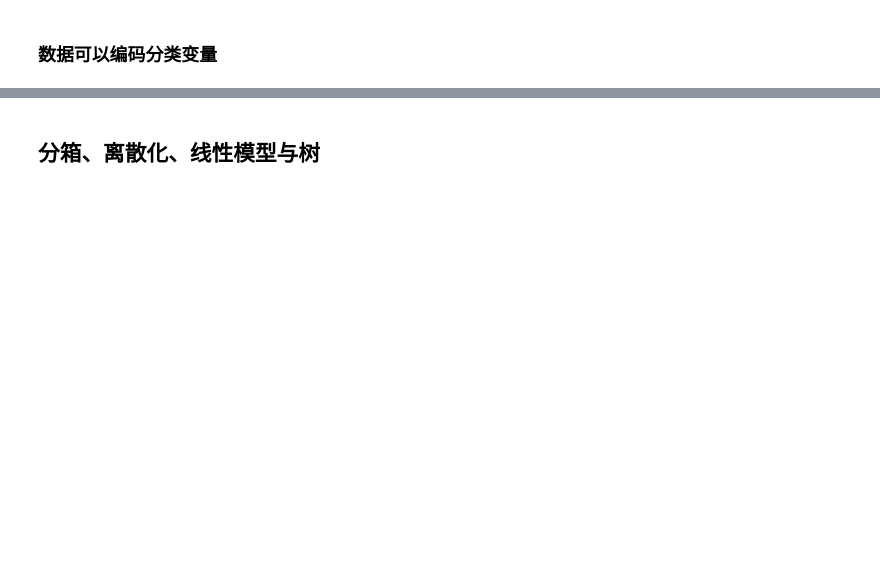
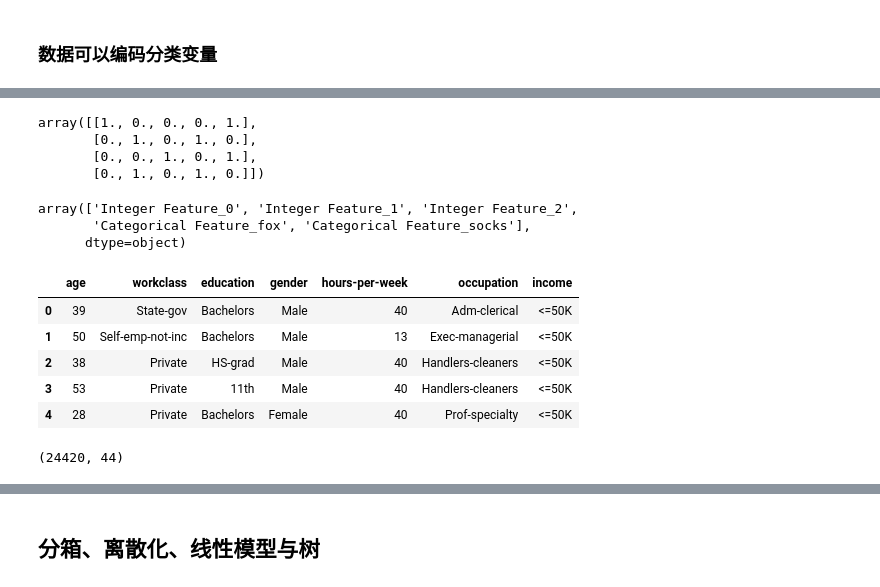
Before and after one commit to JPL-JUNO/Introduction-to-Machine-Learning-with-Python, a Jupyter notebook: Codes/Ch4.ipynb, the cells around one changed output, grey strips where cells are left out. Drawn from its saved outputs; the diff is of its cells as text; code cells hidden in the pictures; blank space fills up the shorter version.

```diff
--- a/Codes/Ch4.ipynb
+++ b/Codes/Ch4.ipynb
@@ -8,0 +156,25 @@
+# %%
+ohe = OneHotEncoder(sparse=False)
+ohe.fit_transform(demo_df)
+# %% [output]
+array([[1., 0., 0., 0., 1.],
+       [0., 1., 0., 1., 0.],
+       [0., 0., 1., 0., 1.],
+       [0., 1., 0., 1., 0.]])
+# %%
+ohe.get_feature_names_out()
+# get_feature_names is deprecated in 1.0 and will be removed in 1.2.
+# ohe.get_feature_names()
+# %% [output]
+array(['Integer Feature_0', 'Integer Feature_1', 'Integer Feature_2',
+       'Categorical Feature_fox', 'Categorical Feature_socks'],
+      dtype=object)
+# %%
+data.head()
+# %% [output]
+|  | age | workclass | education | gender | hours-per-week | occupation | income |
+| 0 | 39 | State-gov | Bachelors | Male | 40 | Adm-clerical | <=50K |
+| 1 | 50 | Self-emp-not-inc | Bachelors | Male | 13 | Exec-managerial | <=50K |
+| 2 | 38 | Private | HS-grad | Male | 40 | Handlers-cleaners | <=50K |
+| 3 | 53 | Private | 11th | Male | 40 | Handlers-cleaners | <=50K |
+| 4 | 28 | Private | Bachelors | Female | 40 | Prof-specialty | <=50K |
@@ -8,0 +186,10 @@
+# %%
+data_transformed = pd.DataFrame(ct.fit_transform(data))
+data_features = data_transformed.loc[:, 0:43]
+data_target = data_transformed.loc[:, 45]
+X_train, X_test, y_train, y_test = train_test_split(
+    data_features, data_target, random_state = 0
+)
+print(X_train.shape)
+# %% [output]
+(24420, 44)
```
Also changed, not shown: parts of 20 cells of this notebook, 3 other files.
